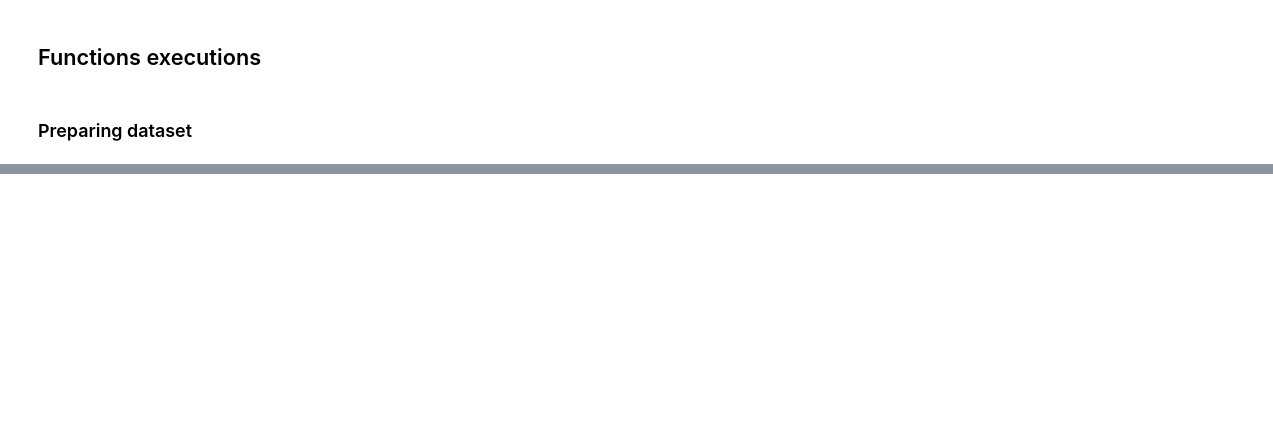
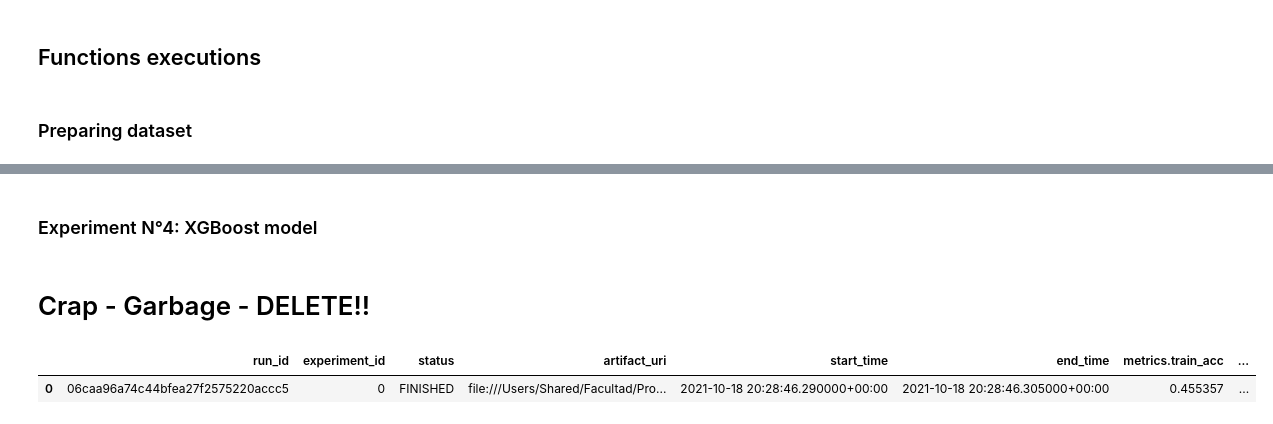
Before and after one commit to anasillo/caylent-hiring, a Jupyter notebook: code/2 - E-ML/main.ipynb, the cells around one changed output, grey strips where cells are left out. Saved outputs shown, nothing was run; the diff lists cells and outputs as text; code cells hidden in the pictures; blank space fills up the shorter version.

```diff
--- a/code/2 - E-ML/main.ipynb
+++ b/code/2 - E-ML/main.ipynb
@@ -246,0 +448,2 @@ experiment_3 (df, X_train, X_test)
+# %% [markdown]
+### Experiment N°4: XGBoost model
@@ -246,0 +453,8 @@ experiment_3 (df, X_train, X_test)
+# %% [markdown]
+# Crap - Garbage - DELETE!!
+# %%
+df2 = mlflow.search_runs()
+df2.head()
+# %% [output]
+|  | run_id | experiment_id | status | artifact_uri | start_time | end_time | metrics.train_acc | ... |
+| 0 | 06caa96a74c44bfea27f2575220accc5 | 0 | FINISHED | file:///Users/Shared/Facultad/Pro... | 2021-10-18 20:28:46.290000+00:00 | 2021-10-18 20:28:46.305000+00:00 | 0.455357 | ... |
```
Also changed, not shown: parts of 31 cells of this notebook, 1 other file.
